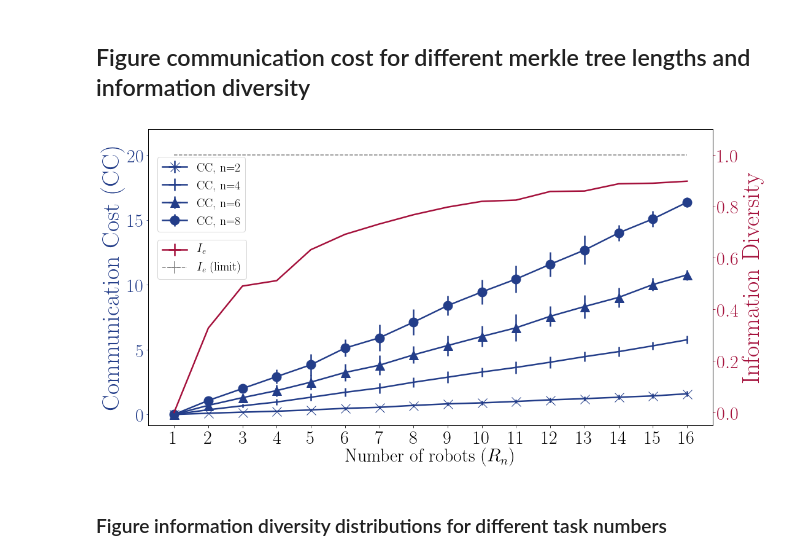
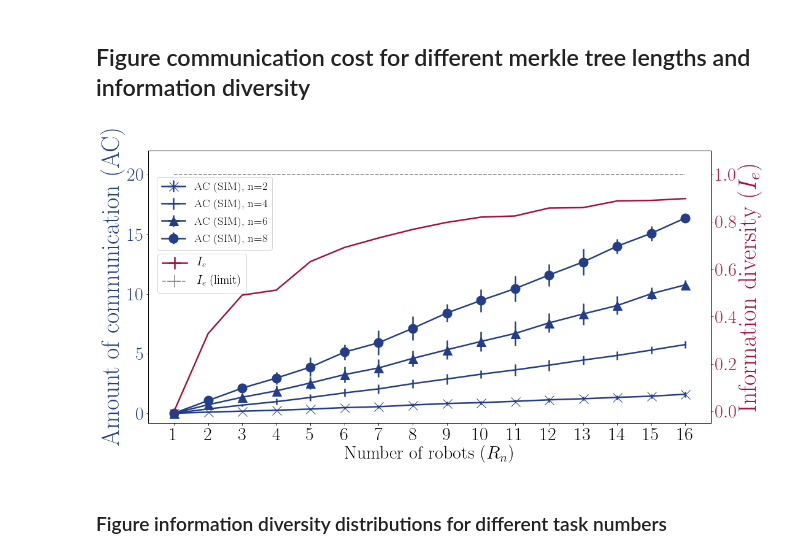
Before and after one commit to edcafenet/data_analysis_merkle_tree_experiments, a Jupyter notebook: Simulation_Analysis_Foraging.ipynb, the cells around one changed output. Cells and saved outputs as stored; diff of their text form; code cells hidden in the pictures.

```diff
--- a/Simulation_Analysis_Foraging.ipynb
+++ b/Simulation_Analysis_Foraging.ipynb
@@ -115,7 +137,7 @@ def CompletionSuccess(THRESHOLD, FINISHING_TIMES):
 #  Foraging Mission Analysis Sequential
 # %%
 # Specify the file paths and the list of all sim data files
-path=r'/Users/eddie/foraging-epuck-sim-last-100-iterations/' # use your path
+path=r'/home/eddie/foraging-epuck-sim-last-100-iterations/' # use your path
 ALL_FILES = glob2.glob(path + "/*/*/*/*/*.dat")
 
 # Filter up to what simulation do you want to consider
@@ -128,9 +150,9 @@ for _file in ALL_FILES:
 # %%
 # Specify the search terms for filtering the files
 ROBOT_RANGE = range(1,17)
-TOKEN_RANGE = range(4,9)
+TOKEN_RANGE = [2, 4, 5, 6, 7, 8]
 DENSITY_OF_TOKENS = '\d'
-TIMEOUT_THRESHOLD = 21000
+TIMEOUT_THRESHOLD = 5100
 
 # Matrix Creation
 FINISHING_TIMES = [[[] for i in range(len(TOKEN_RANGE))] for i in range(len(ROBOT_RANGE))]
@@ -142,7 +164,7 @@ pairs = [(i,j) for i in range(len(ROBOT_RANGE)) for j in range(len(TOKEN_RANGE))
 for x, NUMBER_OF_ROBOTS in enumerate(ROBOT_RANGE):
     for y, NUMBER_OF_TOKENS in enumerate(TOKEN_RANGE):
         FINISHING_TIMES[x][y] = FinishingTimesFirstToCompleteMerkleTree(NUMBER_OF_ROBOTS, NUMBER_OF_TOKENS, DENSITY_OF_TOKENS, TIMEOUT_THRESHOLD, ALL_FILES)
-        SUCCESS_PERCENTAGES[x][y] = CompletionSuccess(TIMEOUT_THRESHOLD, FINISHING_TIMES[x][y])
+        SUCCESS_PERCENTAGES[x][y] = CompletionSuccess(TIMEOUT_THRESHOLD, [f for f in FINISHING_TIMES[x][y] if str(f) != 'nan'])
 # %% [markdown]
 ## Figure Probability of Success for all configuration (All lines)
 # %%
@@ -276,13 +300,13 @@ plt.figure(figsize=(15,7))
 plt.rc('text', usetex=True)
 plt.rc('font', family='serif')
 
-bar_width = 0.16
+bar_width = 0.13
 opacity = 0.4
 
 for y, NUMBER_OF_TOKENS in enumerate(TOKEN_RANGE):
     robot_array =[d2[y] for d2 in [d1[:] for d1 in FINISHING_TIMES]]
     rr = np.array(ROBOT_RANGE)
-    plt.bar(rr+(bar_width*y), list(map(np.nanmean, zip(robot_array))), bar_width, yerr=list(map(np.nanstd, zip(robot_array))), label='n='+str(NUMBER_OF_TOKENS), color=color_map,  edgecolor='k', lw=1, alpha=1-(y*0.2))
+    plt.bar(rr+(bar_width*y), list(map(np.nanmean, zip(robot_array))), bar_width, yerr=list(map(np.nanstd, zip(robot_array))), label='n='+str(NUMBER_OF_TOKENS), color=color_map,  edgecolor='k', lw=1, alpha=1-(y*0.14))
     plt.legend(loc=1, prop={'size': 25})
 
 ax = plt.gca()
@@ -294,8 +318,8 @@ for y, NUMBER_OF_TOKENS in enumerate(TOKEN_RANGE):
 plt.tick_params(labelsize=20)
 plt.xticks(rr+0.36, tuple((i) for i in ROBOT_RANGE))
 plt.xlabel('Number of robots' + ' ' + r'$(R_{n})$' , fontsize=40)
-plt.yticks([i*1000 for i in range(1,22, 2)])
+plt.yticks([i*100 for i in range(1,22, 2)])
 plt.ylabel('Finishing time' + ' ' + r'$(F_{t})$', fontsize=40)
-plt.axis([min(ROBOT_RANGE)-0.5, max(ROBOT_RANGE) + 1, 0, TIMEOUT_THRESHOLD+1000])
+plt.axis([min(ROBOT_RANGE)-0.5, max(ROBOT_RANGE) + 1, 0, TIMEOUT_THRESHOLD-3000])
 plt.show()
 # %% [output]
@@ -307,10 +331,10 @@ plt.show()
 ROBOT_RANGE = range(1,17)
 TOKEN_RANGE = [2,4,5,6,7,8]
 DENSITY_OF_TOKENS = '\d'
-TIMEOUT_THRESHOLD = 21000
+TIMEOUT_THRESHOLD = 5100
 
 # Specify the file paths and the list of all sim data files
-path=r'/Users/eddie/foraging-epuck-sim-last-100-iterations/' # use your path
+path=r'/home/eddie/foraging-epuck-sim-last-100-iterations/' # use your path
 ALL_FILES_JSON = glob2.glob(path + "/*/*/*/*/*.json")
 
 # Filter up to what simulation do you want to consider
@@ -479,47 +500,47 @@ for y, task in enumerate(task_range):
             robot_row.append(np.nanmean(CC[x][task]))
             robot_row_std.append(np.nanstd(CC[x][task]))
 
-    ax1.errorbar(ROBOT_RANGE, robot_row, xerr=0, yerr=robot_row_std, color='#233D89', markersize=15, marker=markers[y], label=str('CC, n=' + str(task_id[y])), lw=2.5)
+    ax1.errorbar(ROBOT_RANGE, robot_row, xerr=0, yerr=robot_row_std, color='#233D89', markersize=15, marker=markers[y], label=str('AC (SIM), n=' + str(task_id[y])), lw=2.5)
 
 ax1.set_xlabel('Number of robots' + ' ' +  r'$(R_{n})$', fontsize=30)
 
 # Make the y-axis label, ticks and tick labels match the line color.
-ax1.set_ylabel('Communication Cost (CC)', color='#233D89', fontsize=40)
+ax1.set_ylabel('Amount of communication (AC)', color='#233D89', fontsize=40)
 ax1.tick_params('y', colors='#233D89')
 ax1.set_ylim(top=22.0)
 plt.xticks(tuple((i) for i in ROBOT_RANGE))
 plt.tick_params(labelsize=30)
-plt.legend(loc='center left',prop={'size': 20}, bbox_to_anchor=(0.005, 0.78))
+plt.legend(loc='center left',prop={'size': 19}, bbox_to_anchor=(0.005, 0.77))
 
 ax2 = ax1.twinx()
 
 robot_row = []
 robot_row_std = []
 
 for x, NUMBER_OF_ROBOTS in enumerate(ROBOT_RANGE):
 
     if NUMBER_OF_ROBOTS == 1:
         robot_row.append(0)
         robot_row_std.append(0)
     else:
         test = [item for sublist in PR[x] for item in sublist]
         robot_row.append(np.nanmean(test))
         robot_row_std.append(np.nanstd(test))
 
 ax2.errorbar(ROBOT_RANGE, robot_row, xerr=0, yerr=0, c='#A4103B', markersize=20, label=str(r'$I_{e}$'), lw=2.5)
-ax2.set_ylabel('Information Diversity', color='#A4103B', fontsize=40)
+ax2.set_ylabel('Information diversity' + ' ' + r'$(I_{e})$', color='#A4103B', fontsize=40)
 ax2.tick_params('y', colors='#A4103B')
 
 # Limit for Privacy
 ax2.errorbar(range(1,17), np.ones(16), xerr=0, yerr=0, c='grey', ls='dashed', markersize=20, label=str(r'$I_{e}$ (limit)'))
 
 ax2.set_ylim(top=1.1)
 fig.tight_layout()
 plt.tick_params(labelsize=30)
-plt.legend(loc='center left',prop={'size': 20}, bbox_to_anchor=(0.005, 0.56))
+plt.legend(loc='center left',prop={'size': 20}, bbox_to_anchor=(0.005, 0.55))
 plt.show()
 # %% [output]
-[figure, old version]
+[figure, new version]
 # %% [markdown]
 ### Figure information diversity distributions for different task numbers
 # %%
```
Also changed, not shown: parts of 23 cells of this notebook, 27 other files.
